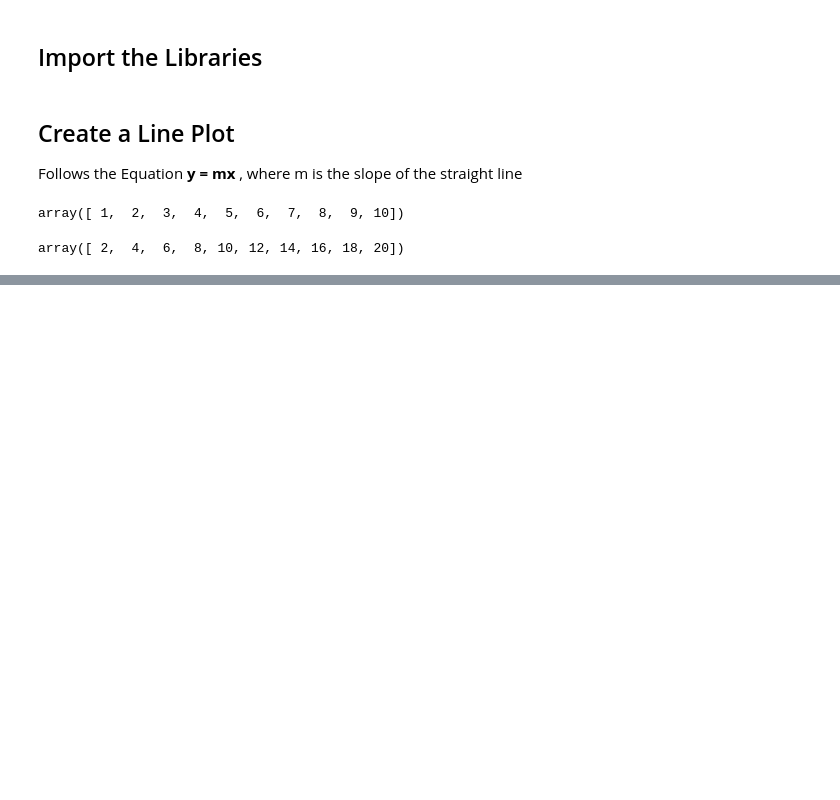
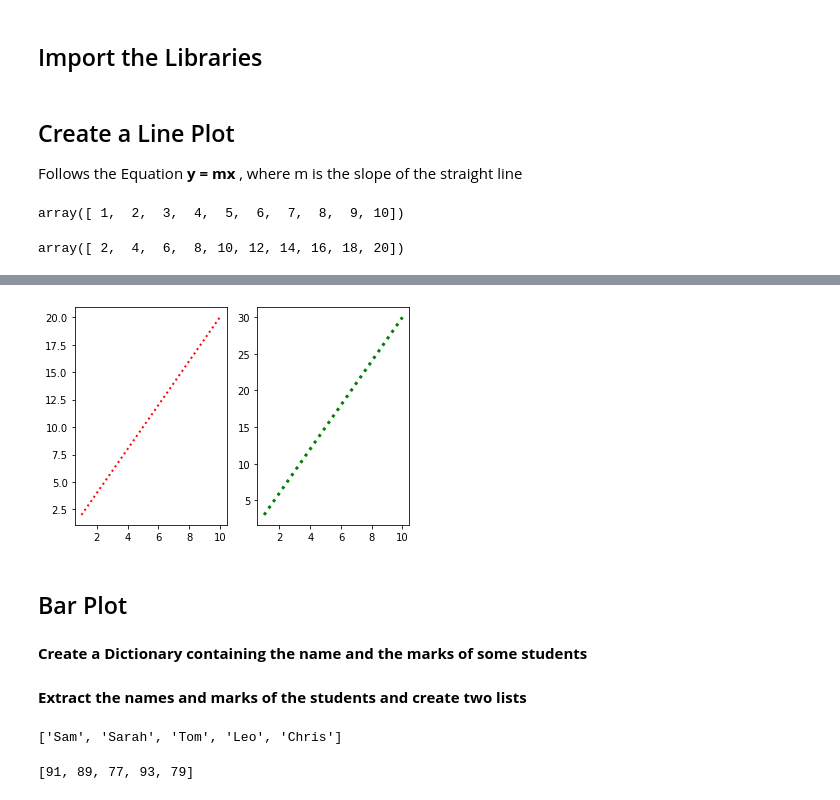
Before and after one commit to World-of-ML-AI/Data-Analysis-Tools, a Jupyter notebook: Matplotlib/Matplotlib Tutorial.ipynb, the cells around one changed output, grey strips where cells are left out. Cells and saved outputs as stored; diff of their text form; code cells hidden in the pictures; blank space fills up the shorter version.

```diff
--- a/Matplotlib/Matplotlib Tutorial.ipynb
+++ b/Matplotlib/Matplotlib Tutorial.ipynb
@@ -32,0 +71,5 @@ plt.show()
+# %%
+x_new1 = np.arange(1, 11)
+# %%
+y1_new = 2 * x_new1
+y2_new = 3 * x_new1
@@ -32,0 +84,14 @@ plt.show()
+# %%
+plt.subplot(1, 2, 1)
+plt.plot(x_new1, y1_new, color='red', linestyle=":", linewidth=2)
+
+plt.subplot(1, 2, 2)
+plt.plot(x_new1, y2_new, color='green', linestyle=":", linewidth=3)
+
+plt.show()
+# %% [output]
+[figure, added]
+# %% [markdown]
+## Bar Plot
+# %% [markdown]
+**Create a Dictionary containing the name and the marks of some students**
@@ -32,0 +106,2 @@ plt.show()
+# %% [markdown]
+**Extract the names and marks of the students and create two lists**
@@ -32,0 +111,8 @@ plt.show()
+# %%
+names
+# %% [output]
+['Sam', 'Sarah', 'Tom', 'Leo', 'Chris']
+# %%
+marks
+# %% [output]
+[91, 89, 77, 93, 79]
```
Also changed, not shown: parts of 16 cells of this notebook.
